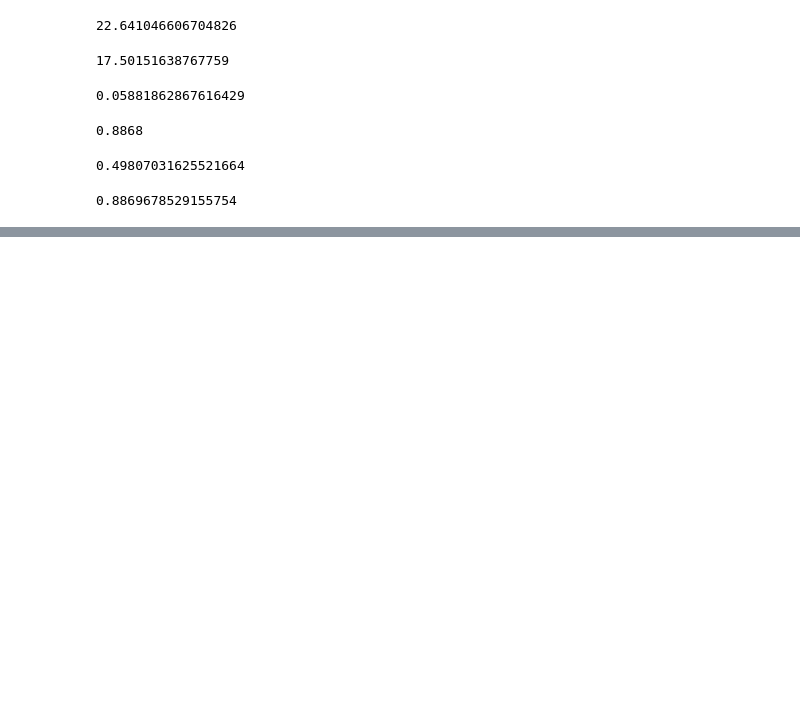
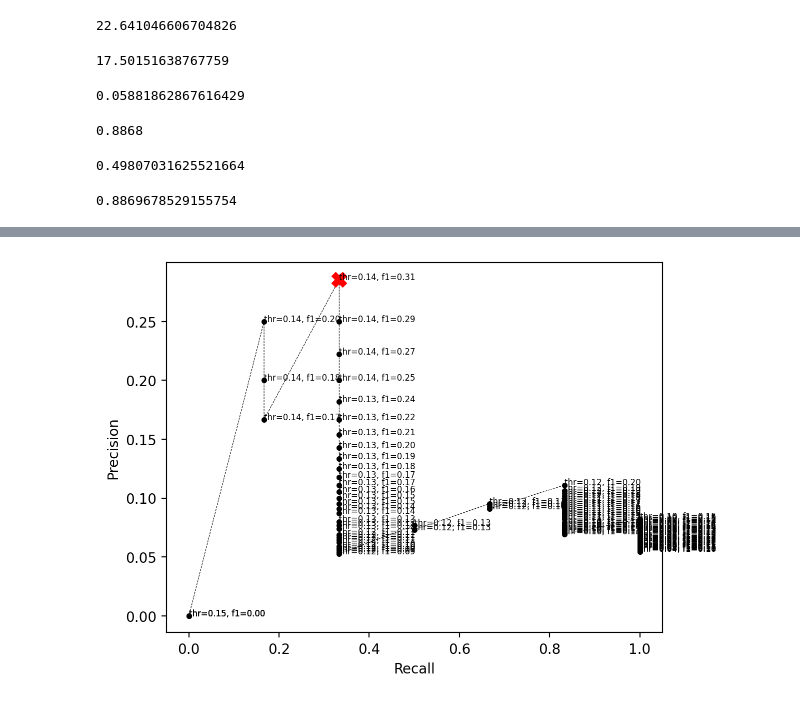
Before and after one commit to artmerinov/holoassist-challenge, a Jupyter notebook: notebooks/metrics.ipynb, the cells around one changed output, grey strips where cells are left out. Drawn from its saved outputs; the diff is of its cells as text; code cells hidden in the pictures; blank space fills up the shorter version.

```diff
--- a/notebooks/metrics.ipynb
+++ b/notebooks/metrics.ipynb
@@ -84,0 +239,41 @@ rocauc
+# %%
+# thr_list = torch.linspace(0.04, 0.15, steps=200)
+thr_list = torch.unique(probs[:,1])
+
+f1score_list = torch.empty(len(thr_list), dtype=torch.float32)
+precision_list = torch.empty(len(thr_list), dtype=torch.float32)
+recall_list = torch.empty(len(thr_list), dtype=torch.float32)
+
+for i, thr in enumerate(thr_list):
+
+    preds = (probs[:,1] >= thr).int()
+
+    tp = torch.sum((trues == 1) & (preds == 1))
+    tn = torch.sum((trues == 0) & (preds == 0))
+    fp = torch.sum((trues == 0) & (preds == 1))
+    fn = torch.sum((trues == 1) & (preds == 0))
+
+    precision = tp / (tp + fp + 1e-6)
+    recall = tp / (tp + fn + 1e-6)
+    f1score = 2 * precision * recall / (precision + recall + 1e-6)
+
+    f1score_list[i] = f1score
+    precision_list[i] = precision
+    recall_list[i] = recall
+# %%
+index = torch.argmax(f1score_list)
+
+plt.plot(recall_list, precision_list, linestyle='--', marker='.', color='k', lw=0.4)
+plt.plot(recall_list[index], precision_list[index], marker='X', color='red', markersize=10)
+plt.xlabel('Recall')
+plt.ylabel('Precision');
+
+for i in range(0, len(thr_list), 1):
+    plt.annotate(
+        text=f'thr={thr_list[i]:.2f}, f1={f1score_list[i]:.2f}',
+        xy=(recall_list[i], precision_list[i]),
+        ha='left',
+        fontsize=6
+    )
+# %% [output]
+[figure, added]
```
Also changed, not shown: parts of 18 cells of this notebook, 17 other files.
